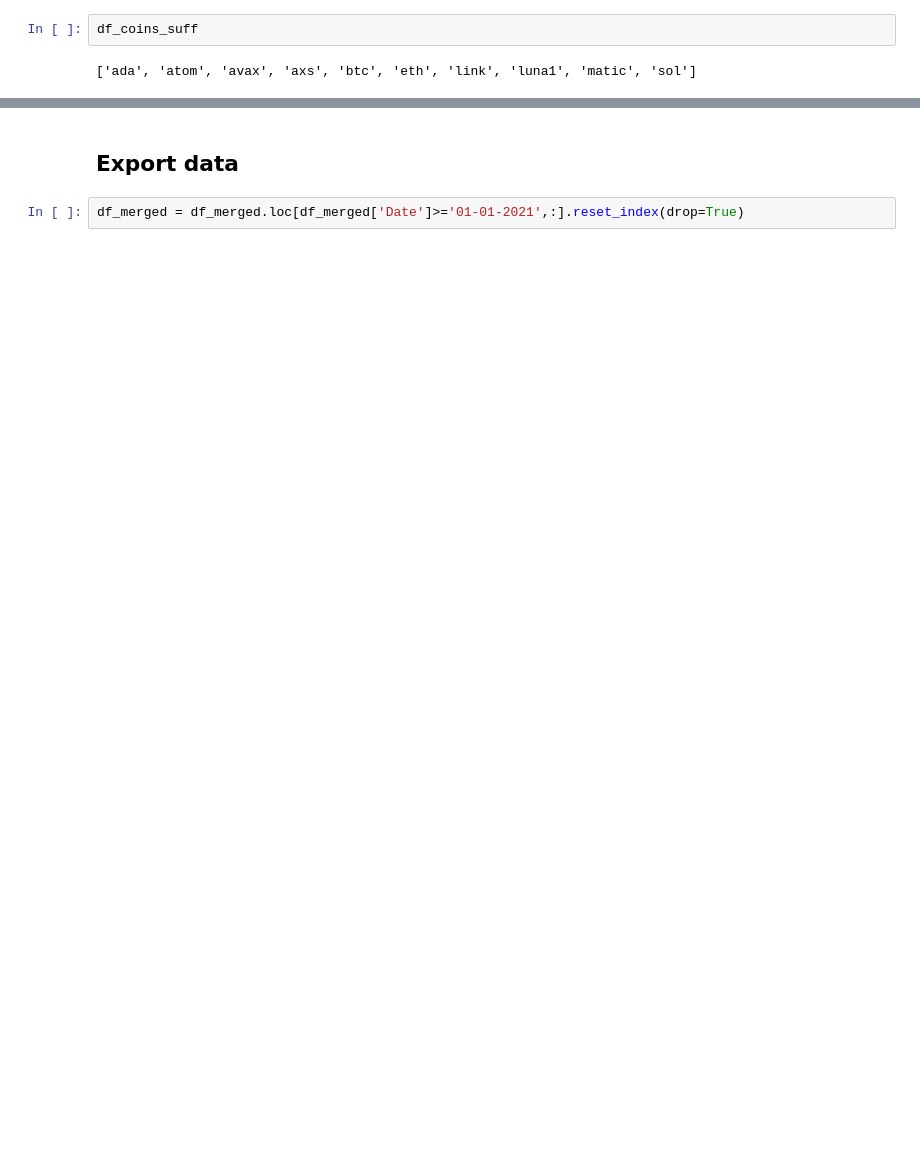
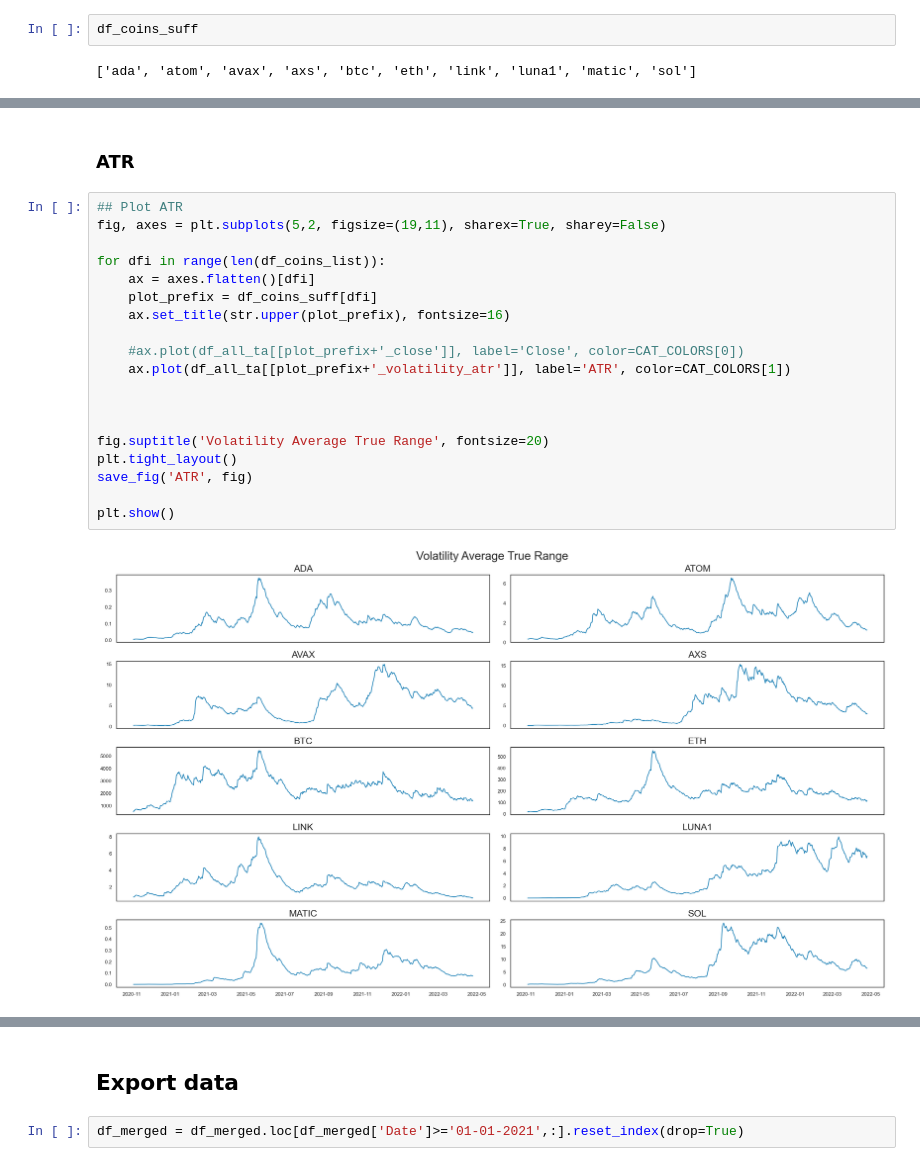
Before and after one commit to LucasNeves27/bc4, a Jupyter notebook: wip/f/BC4_Apex_Data.ipynb, the cells around one changed output, grey strips where cells are left out. Cells and saved outputs as stored; diff of their text form; blank space fills up the shorter version.

```diff
--- a/wip/f/BC4_Apex_Data.ipynb
+++ b/wip/f/BC4_Apex_Data.ipynb
@@ -510,0 +592,23 @@ df_ta_.tail(20)
+# %% [markdown]
+### ATR
+# %%
+## Plot ATR
+fig, axes = plt.subplots(5,2, figsize=(19,11), sharex=True, sharey=False)
+
+for dfi in range(len(df_coins_list)):
+    ax = axes.flatten()[dfi]
+    plot_prefix = df_coins_suff[dfi]
+    ax.set_title(str.upper(plot_prefix), fontsize=16)
+
+    #ax.plot(df_all_ta[[plot_prefix+'_close']], label='Close', color=CAT_COLORS[0])
+    ax.plot(df_all_ta[[plot_prefix+'_volatility_atr']], label='ATR', color=CAT_COLORS[1])
+
+
+
+fig.suptitle('Volatility Average True Range', fontsize=20)
+plt.tight_layout()
+save_fig('ATR', fig)
+
+plt.show()
+# %% [output]
+[figure, added]
```
Also changed, not shown: parts of 19 cells of this notebook.
